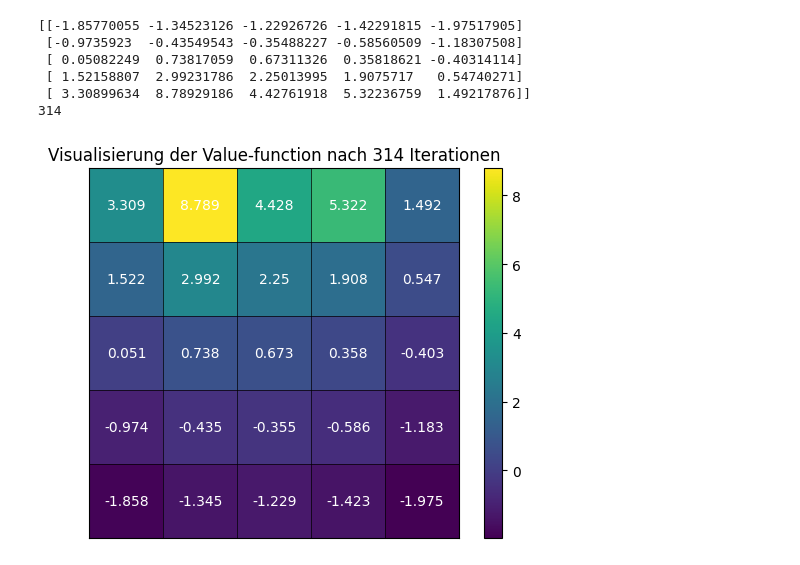
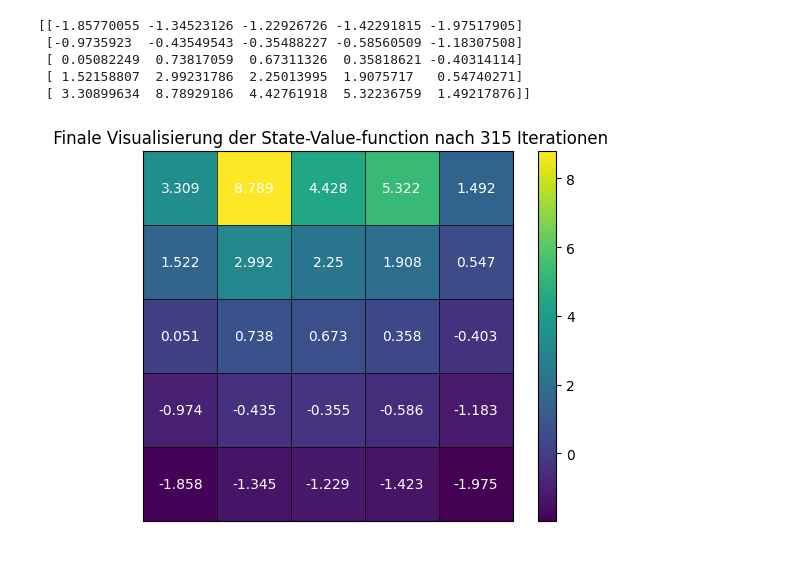
Before and after one commit to Valentin-Adam/Deep-Reinforcement-Learning-, a Jupyter notebook: Shee02/ex1.ipynb, the cells around one changed output. Drawn from its saved outputs; the diff is of its cells as text; code cells hidden in the pictures.

```diff
--- a/Shee02/ex1.ipynb
+++ b/Shee02/ex1.ipynb
@@ -103,7 +47,7 @@ def next_state(state, action):
 
 
 
-def compute_val_function(max_iterations, eps):
+def compute_state_val_function(max_iterations, eps):
     val_function = np.zeros((max_iterations, grid_size,grid_size))
     change = np.zeros(max_iterations)
     actions = ['N','S','W','E']
@@ -122,7 +66,7 @@ def compute_val_function(max_iterations, eps):
         if change[iteration] < eps:
             break
         iteration += 1
-    return val_function, iteration, change
+    return val_function[:iteration+1,:,:], change[:iteration+1]
 # %%
 grid_size = 5
 initial_state = np.array([0,0])
@@ -134,48 +78,43 @@ loc_b_ = np.array([2,3])
 rew_b = 5
 epsilon = 1*10e-16
 max_iterations = 1000000
-val_func, iterates, change= compute_val_function(max_iterations, epsilon)
-print(val_func[iterates])
-print(iterates)
+val_func, change= compute_state_val_function(max_iterations, epsilon)
+print(val_func[-1])
 # %% [output]
 [[-1.85770055 -1.34523126 -1.22926726 -1.42291815 -1.97517905]
  [-0.9735923  -0.43549543 -0.35488227 -0.58560509 -1.18307508]
  [ 0.05082249  0.73817059  0.67311326  0.35818621 -0.40314114]
  [ 1.52158807  2.99231786  2.25013995  1.9075717   0.54740271]
  [ 3.30899634  8.78929186  4.42761918  5.32236759  1.49217876]]
-314
 # %%
-import numpy as np
-import matplotlib.pyplot as plt
-
 # Beispiel einer 5x5-Matrix
-matrix = np.round(val_func[iterates],3)
+matrix = np.round(val_func[-1],3)
 
 # Erstelle die Grafik
 fig, ax = plt.subplots()
 
 # Zeige die Matrix als Bild
 cax = ax.imshow(matrix, cmap='viridis', origin='lower')
 
 # Füge Text für jeden Wert in das Raster
 for i in range(matrix.shape[0]):
     for j in range(matrix.shape[1]):
         ax.text(j, i, matrix[i, j], ha='center', va='center', color='white')
 
 # Zeige die Farbskala und das Raster
 plt.colorbar(cax)
 plt.grid(visible=True, color='black', linestyle='-', linewidth=0.5)
 
 # Anpassung der Achsen
 ax.set_xticks(np.arange(-0.5, 5, 1))
 ax.set_yticks(np.arange(-0.5, 5, 1))
 ax.set_xticklabels([])
 ax.set_yticklabels([])
-ax.set_title(f"Visualisierung der Value-function nach {iterates} Iterationen")
+ax.set_title(f" Finale Visualisierung der State-Value-function nach {np.size(val_func,axis=0)} Iterationen")
 ax.tick_params(length=0)  # Entfernt die kleinen Ticks auf den Achsen
 
 # Rasterlinien aktivieren
 plt.grid(True)
 plt.show()
 # %% [output]
-[figure, old version]
+[figure, new version]
```
Also changed, not shown: parts of 14 cells of this notebook.
